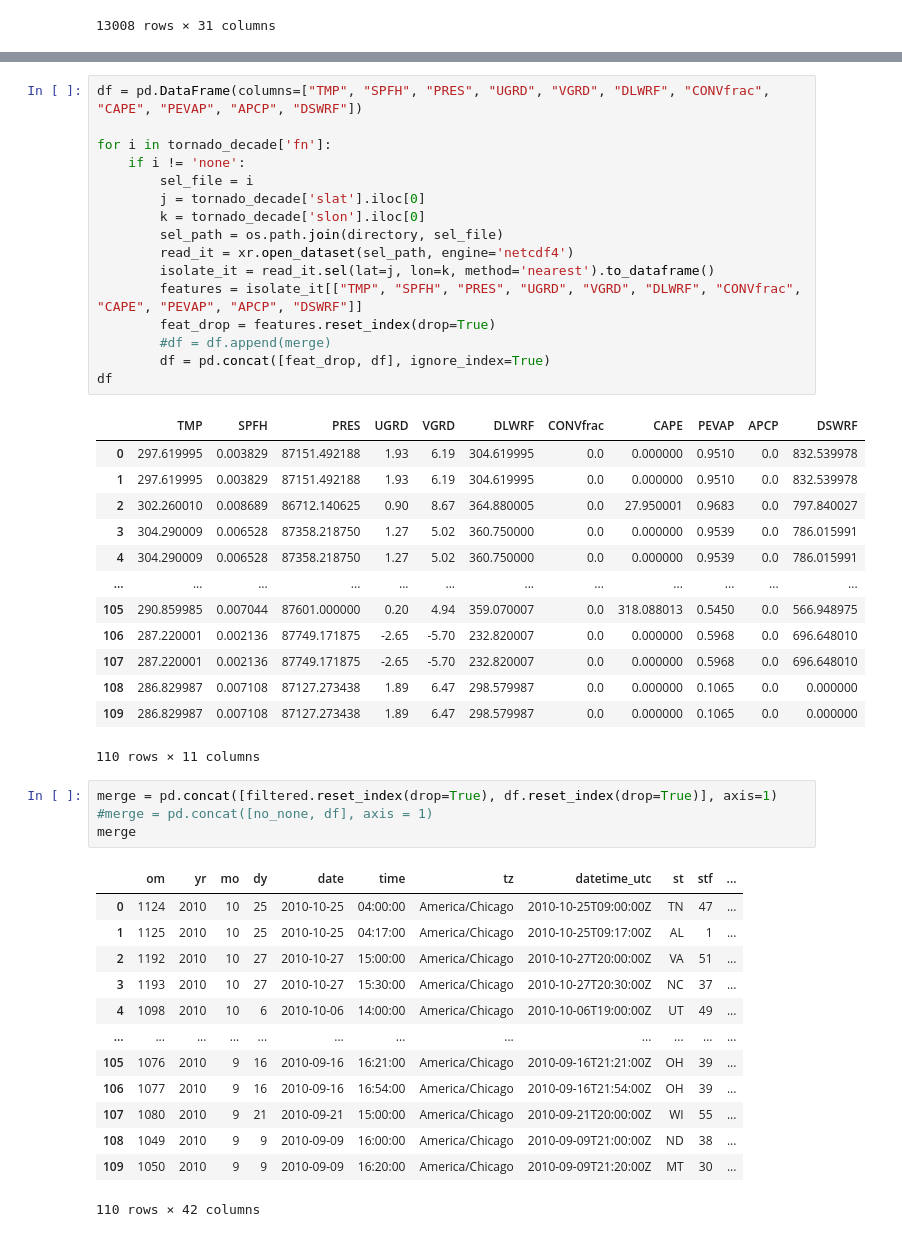
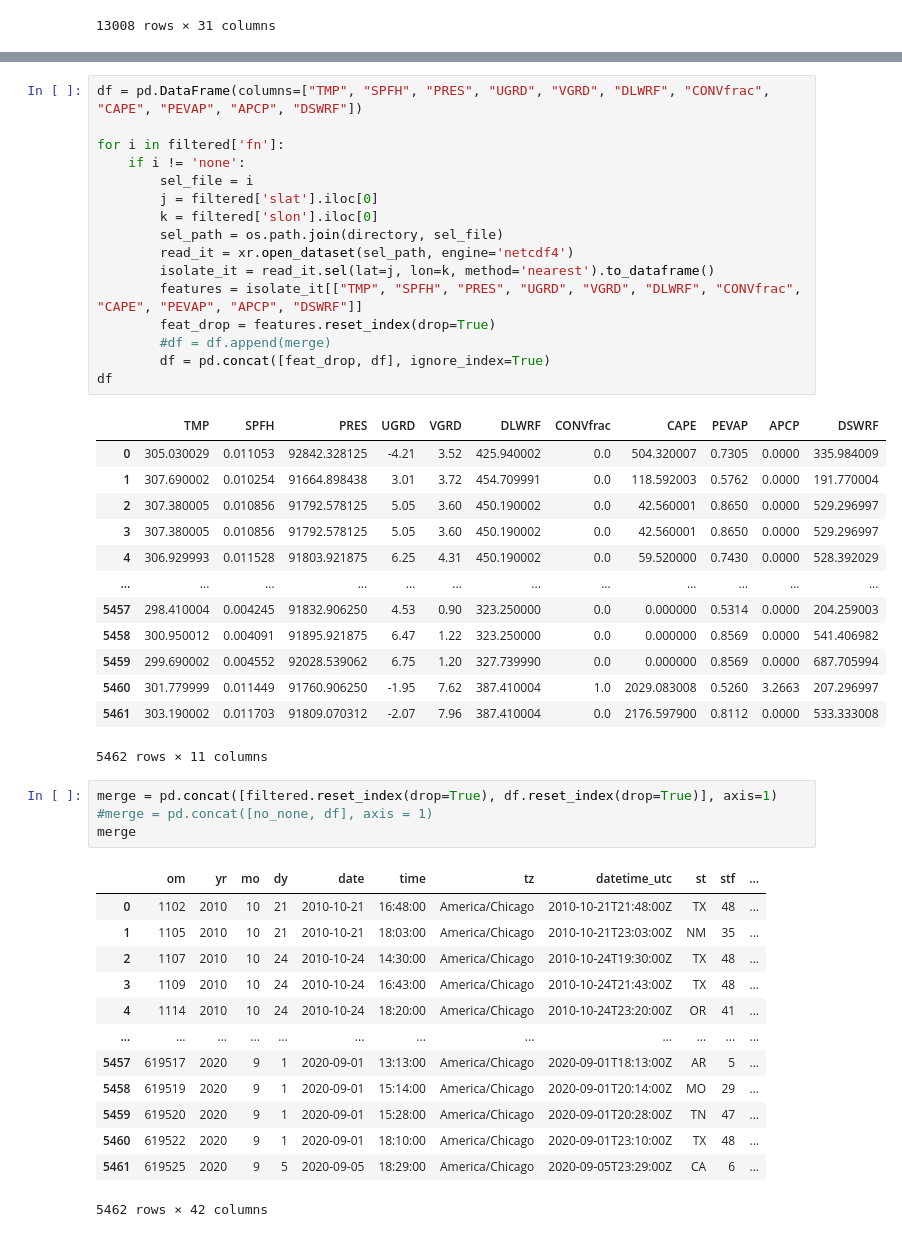
Before and after one commit to RouseJo/DTSC691, a Jupyter notebook: Clean Data.ipynb, the cells around one changed output, grey strips where cells are left out. Drawn from its saved outputs; the diff is of its cells as text.

```diff
--- a/Clean Data.ipynb
+++ b/Clean Data.ipynb
@@ -214,48 +214,48 @@ filtered
 # %%
 df = pd.DataFrame(columns=["TMP", "SPFH", "PRES", "UGRD", "VGRD", "DLWRF", "CONVfrac", "CAPE", "PEVAP", "APCP", "DSWRF"])
 
-for i in tornado_decade['fn']:
+for i in filtered['fn']:
     if i != 'none':
         sel_file = i
-        j = tornado_decade['slat'].iloc[0]
-        k = tornado_decade['slon'].iloc[0]
+        j = filtered['slat'].iloc[0]
+        k = filtered['slon'].iloc[0]
         sel_path = os.path.join(directory, sel_file)
         read_it = xr.open_dataset(sel_path, engine='netcdf4')
         isolate_it = read_it.sel(lat=j, lon=k, method='nearest').to_dataframe()
         features = isolate_it[["TMP", "SPFH", "PRES", "UGRD", "VGRD", "DLWRF", "CONVfrac", "CAPE", "PEVAP", "APCP", "DSWRF"]]
         feat_drop = features.reset_index(drop=True)
         #df = df.append(merge)
         df = pd.concat([feat_drop, df], ignore_index=True)
 df
 # %% [output]
 |  | TMP | SPFH | PRES | UGRD | VGRD | DLWRF | CONVfrac | CAPE | PEVAP | APCP | DSWRF |
-| 0 | 297.619995 | 0.003829 | 87151.492188 | 1.93 | 6.19 | 304.619995 | 0.0 | 0.000000 | 0.9510 | 0.0 | 832.539978 |
-| 1 | 297.619995 | 0.003829 | 87151.492188 | 1.93 | 6.19 | 304.619995 | 0.0 | 0.000000 | 0.9510 | 0.0 | 832.539978 |
-| 2 | 302.260010 | 0.008689 | 86712.140625 | 0.90 | 8.67 | 364.880005 | 0.0 | 27.950001 | 0.9683 | 0.0 | 797.840027 |
-| 3 | 304.290009 | 0.006528 | 87358.218750 | 1.27 | 5.02 | 360.750000 | 0.0 | 0.000000 | 0.9539 | 0.0 | 786.015991 |
-| 4 | 304.290009 | 0.006528 | 87358.218750 | 1.27 | 5.02 | 360.750000 | 0.0 | 0.000000 | 0.9539 | 0.0 | 786.015991 |
+| 0 | 305.030029 | 0.011053 | 92842.328125 | -4.21 | 3.52 | 425.940002 | 0.0 | 504.320007 | 0.7305 | 0.0000 | 335.984009 |
+| 1 | 307.690002 | 0.010254 | 91664.898438 | 3.01 | 3.72 | 454.709991 | 0.0 | 118.592003 | 0.5762 | 0.0000 | 191.770004 |
+| 2 | 307.380005 | 0.010856 | 91792.578125 | 5.05 | 3.60 | 450.190002 | 0.0 | 42.560001 | 0.8650 | 0.0000 | 529.296997 |
+| 3 | 307.380005 | 0.010856 | 91792.578125 | 5.05 | 3.60 | 450.190002 | 0.0 | 42.560001 | 0.8650 | 0.0000 | 529.296997 |
+| 4 | 306.929993 | 0.011528 | 91803.921875 | 6.25 | 4.31 | 450.190002 | 0.0 | 59.520000 | 0.7430 | 0.0000 | 528.392029 |
 | ... | ... | ... | ... | ... | ... | ... | ... | ... | ... | ... | ... |
-| 105 | 290.859985 | 0.007044 | 87601.000000 | 0.20 | 4.94 | 359.070007 | 0.0 | 318.088013 | 0.5450 | 0.0 | 566.948975 |
-| 106 | 287.220001 | 0.002136 | 87749.171875 | -2.65 | -5.70 | 232.820007 | 0.0 | 0.000000 | 0.5968 | 0.0 | 696.648010 |
-| 107 | 287.220001 | 0.002136 | 87749.171875 | -2.65 | -5.70 | 232.820007 | 0.0 | 0.000000 | 0.5968 | 0.0 | 696.648010 |
-| 108 | 286.829987 | 0.007108 | 87127.273438 | 1.89 | 6.47 | 298.579987 | 0.0 | 0.000000 | 0.1065 | 0.0 | 0.000000 |
-| 109 | 286.829987 | 0.007108 | 87127.273438 | 1.89 | 6.47 | 298.579987 | 0.0 | 0.000000 | 0.1065 | 0.0 | 0.000000 |
+| 5457 | 298.410004 | 0.004245 | 91832.906250 | 4.53 | 0.90 | 323.250000 | 0.0 | 0.000000 | 0.5314 | 0.0000 | 204.259003 |
+| 5458 | 300.950012 | 0.004091 | 91895.921875 | 6.47 | 1.22 | 323.250000 | 0.0 | 0.000000 | 0.8569 | 0.0000 | 541.406982 |
+| 5459 | 299.690002 | 0.004552 | 92028.539062 | 6.75 | 1.20 | 327.739990 | 0.0 | 0.000000 | 0.8569 | 0.0000 | 687.705994 |
+| 5460 | 301.779999 | 0.011449 | 91760.906250 | -1.95 | 7.62 | 387.410004 | 1.0 | 2029.083008 | 0.5260 | 3.2663 | 207.296997 |
+| 5461 | 303.190002 | 0.011703 | 91809.070312 | -2.07 | 7.96 | 387.410004 | 0.0 | 2176.597900 | 0.8112 | 0.0000 | 533.333008 |
-110 rows × 11 columns
+5462 rows × 11 columns
 # %%
 merge = pd.concat([filtered.reset_index(drop=True), df.reset_index(drop=True)], axis=1)
 #merge = pd.concat([no_none, df], axis = 1)
 merge
 # %% [output]
 |  | om | yr | mo | dy | date | time | tz | datetime_utc | st | stf | ... |
-| 0 | 1124 | 2010 | 10 | 25 | 2010-10-25 | 04:00:00 | America/Chicago | 2010-10-25T09:00:00Z | TN | 47 | ... |
-| 1 | 1125 | 2010 | 10 | 25 | 2010-10-25 | 04:17:00 | America/Chicago | 2010-10-25T09:17:00Z | AL | 1 | ... |
-| 2 | 1192 | 2010 | 10 | 27 | 2010-10-27 | 15:00:00 | America/Chicago | 2010-10-27T20:00:00Z | VA | 51 | ... |
-| 3 | 1193 | 2010 | 10 | 27 | 2010-10-27 | 15:30:00 | America/Chicago | 2010-10-27T20:30:00Z | NC | 37 | ... |
-| 4 | 1098 | 2010 | 10 | 6 | 2010-10-06 | 14:00:00 | America/Chicago | 2010-10-06T19:00:00Z | UT | 49 | ... |
+| 0 | 1102 | 2010 | 10 | 21 | 2010-10-21 | 16:48:00 | America/Chicago | 2010-10-21T21:48:00Z | TX | 48 | ... |
+| 1 | 1105 | 2010 | 10 | 21 | 2010-10-21 | 18:03:00 | America/Chicago | 2010-10-21T23:03:00Z | NM | 35 | ... |
+| 2 | 1107 | 2010 | 10 | 24 | 2010-10-24 | 14:30:00 | America/Chicago | 2010-10-24T19:30:00Z | TX | 48 | ... |
+| 3 | 1109 | 2010 | 10 | 24 | 2010-10-24 | 16:43:00 | America/Chicago | 2010-10-24T21:43:00Z | TX | 48 | ... |
+| 4 | 1114 | 2010 | 10 | 24 | 2010-10-24 | 18:20:00 | America/Chicago | 2010-10-24T23:20:00Z | OR | 41 | ... |
 | ... | ... | ... | ... | ... | ... | ... | ... | ... | ... | ... | ... |
-| 105 | 1076 | 2010 | 9 | 16 | 2010-09-16 | 16:21:00 | America/Chicago | 2010-09-16T21:21:00Z | OH | 39 | ... |
-| 106 | 1077 | 2010 | 9 | 16 | 2010-09-16 | 16:54:00 | America/Chicago | 2010-09-16T21:54:00Z | OH | 39 | ... |
-| 107 | 1080 | 2010 | 9 | 21 | 2010-09-21 | 15:00:00 | America/Chicago | 2010-09-21T20:00:00Z | WI | 55 | ... |
-| 108 | 1049 | 2010 | 9 | 9 | 2010-09-09 | 16:00:00 | America/Chicago | 2010-09-09T21:00:00Z | ND | 38 | ... |
-| 109 | 1050 | 2010 | 9 | 9 | 2010-09-09 | 16:20:00 | America/Chicago | 2010-09-09T21:20:00Z | MT | 30 | ... |
+| 5457 | 619517 | 2020 | 9 | 1 | 2020-09-01 | 13:13:00 | America/Chicago | 2020-09-01T18:13:00Z | AR | 5 | ... |
+| 5458 | 619519 | 2020 | 9 | 1 | 2020-09-01 | 15:14:00 | America/Chicago | 2020-09-01T20:14:00Z | MO | 29 | ... |
+| 5459 | 619520 | 2020 | 9 | 1 | 2020-09-01 | 15:28:00 | America/Chicago | 2020-09-01T20:28:00Z | TN | 47 | ... |
+| 5460 | 619522 | 2020 | 9 | 1 | 2020-09-01 | 18:10:00 | America/Chicago | 2020-09-01T23:10:00Z | TX | 48 | ... |
+| 5461 | 619525 | 2020 | 9 | 5 | 2020-09-05 | 18:29:00 | America/Chicago | 2020-09-05T23:29:00Z | CA | 6 | ... |
-110 rows × 42 columns
+5462 rows × 42 columns
```
Also changed, not shown: parts of 3 cells of this notebook.
